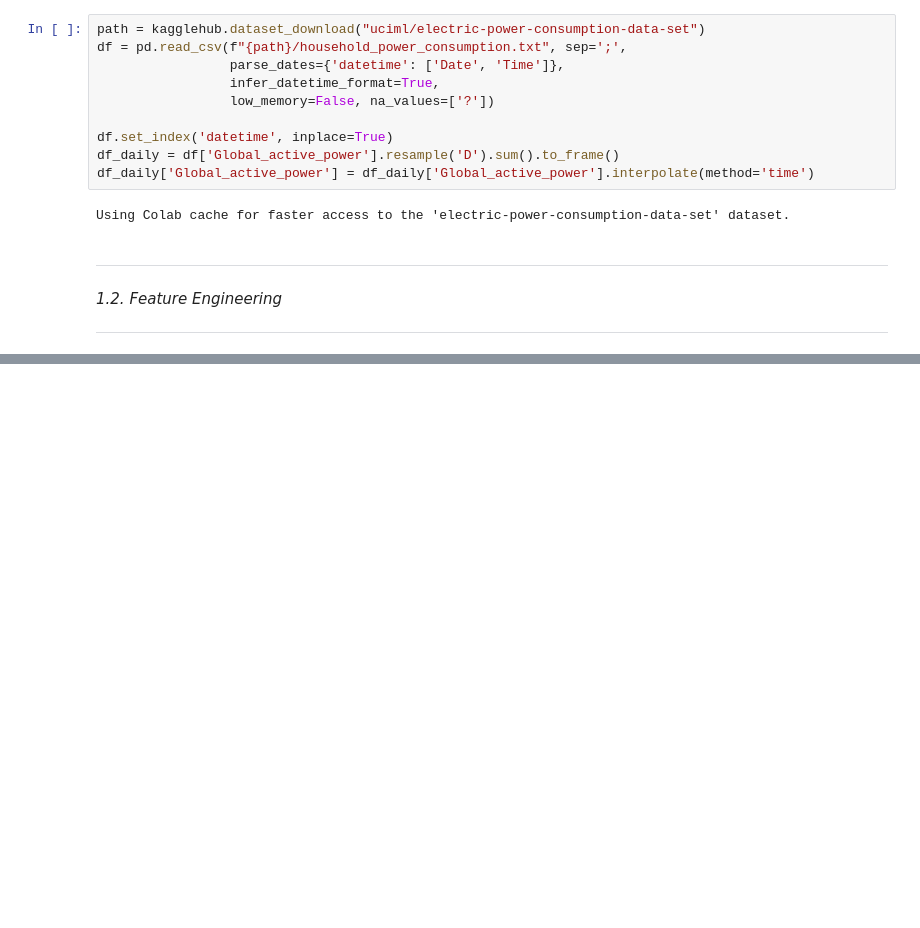
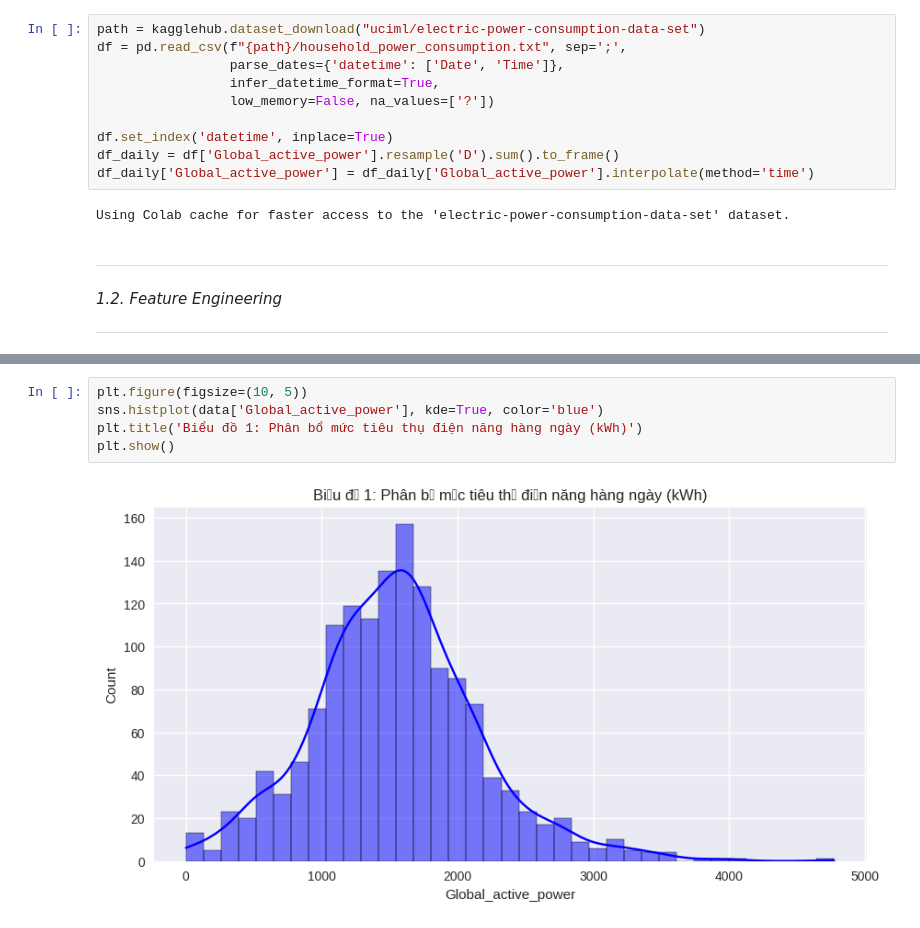
Before and after one commit to quanggdo/Electric-Power-Consumption-Forecasting, a Jupyter notebook: main.ipynb, the cells around one changed output, grey strips where cells are left out. Saved outputs shown, nothing was run; the diff lists cells and outputs as text; blank space fills up the shorter version.

```diff
--- a/main.ipynb
+++ b/main.ipynb
@@ -97,0 +112,7 @@ data = create_advanced_features(df_daily)
+# %%
+plt.figure(figsize=(10, 5))
+sns.histplot(data['Global_active_power'], kde=True, color='blue')
+plt.title('Biểu đồ 1: Phân bổ mức tiêu thụ điện năng hàng ngày (kWh)')
+plt.show()
+# %% [output]
+[figure, added]
```
Also changed, not shown: parts of 14 cells of this notebook.
